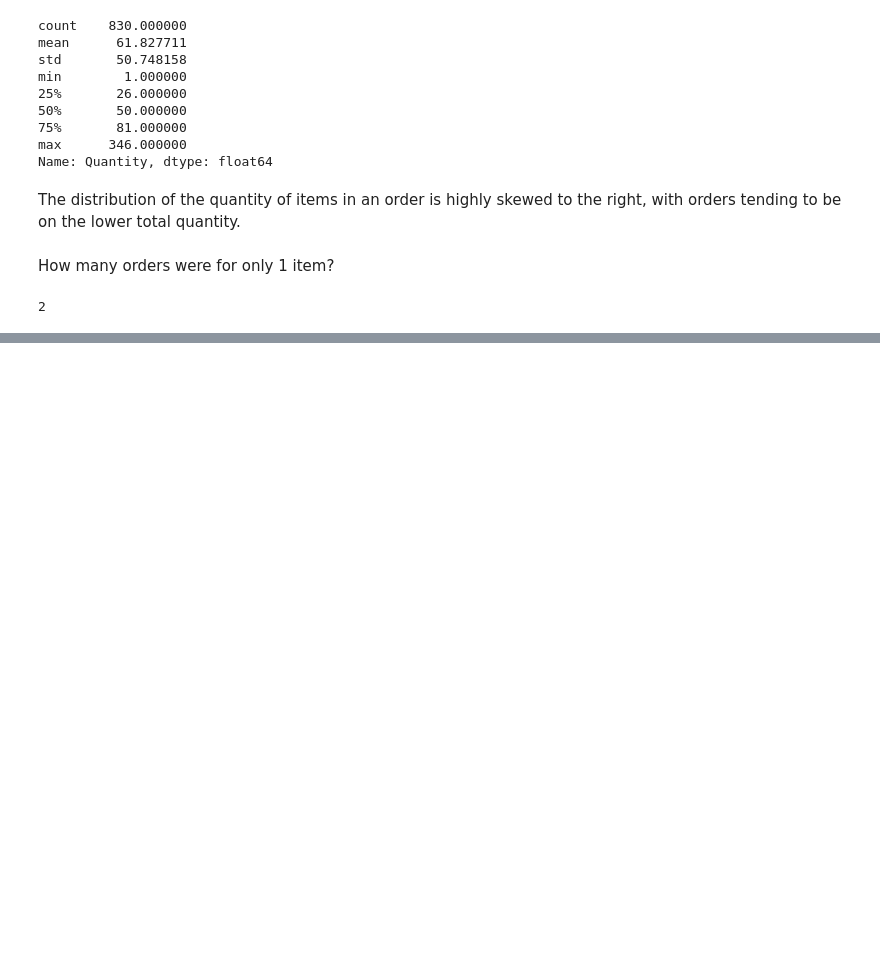
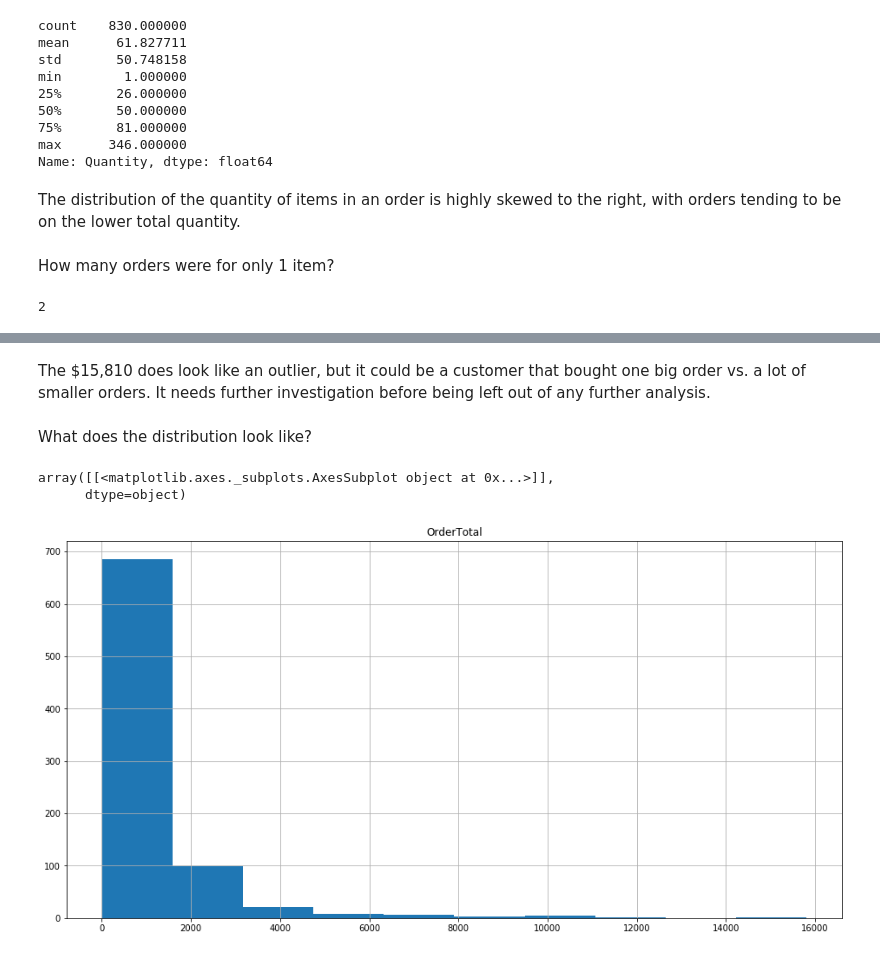
Before and after one commit to merb92/sql-a-b-testing-lab, a Jupyter notebook: 02_eda.ipynb, the cells around one changed output, grey strips where cells are left out. Saved outputs shown, nothing was run; the diff lists cells and outputs as text; code cells hidden in the pictures; blank space fills up the shorter version.

```diff
--- a/02_eda.ipynb
+++ b/02_eda.ipynb
@@ -165,0 +281,10 @@ len(od_gb_order_id_df[od_gb_order_id_df.Quantity == 1.0])
+# %% [markdown]
+The $15,810 does look like an outlier, but it could be a customer that bought one big order vs. a lot of smaller orders.  It needs further investigation before being left out of any further analysis.
+# %% [markdown]
+What does the distribution look like?
+# %%
+order_totals_df.hist(column='OrderTotal', figsize=(16,8))
+# %% [output]
+array([[<matplotlib.axes._subplots.AxesSubplot object at 0x...>]],
+      dtype=object)
+[figure, added]
```
Also changed, not shown: parts of 27 cells of this notebook.
